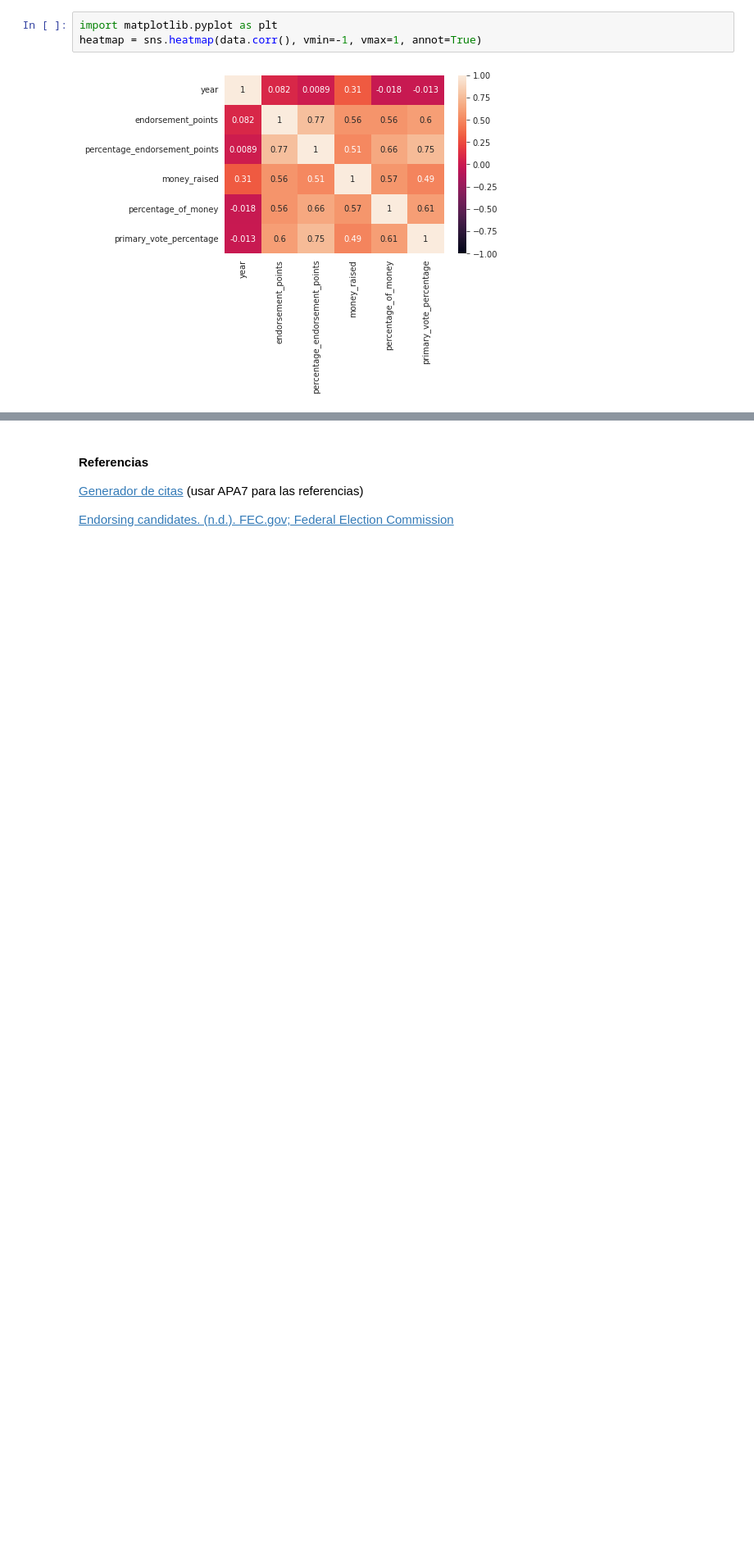
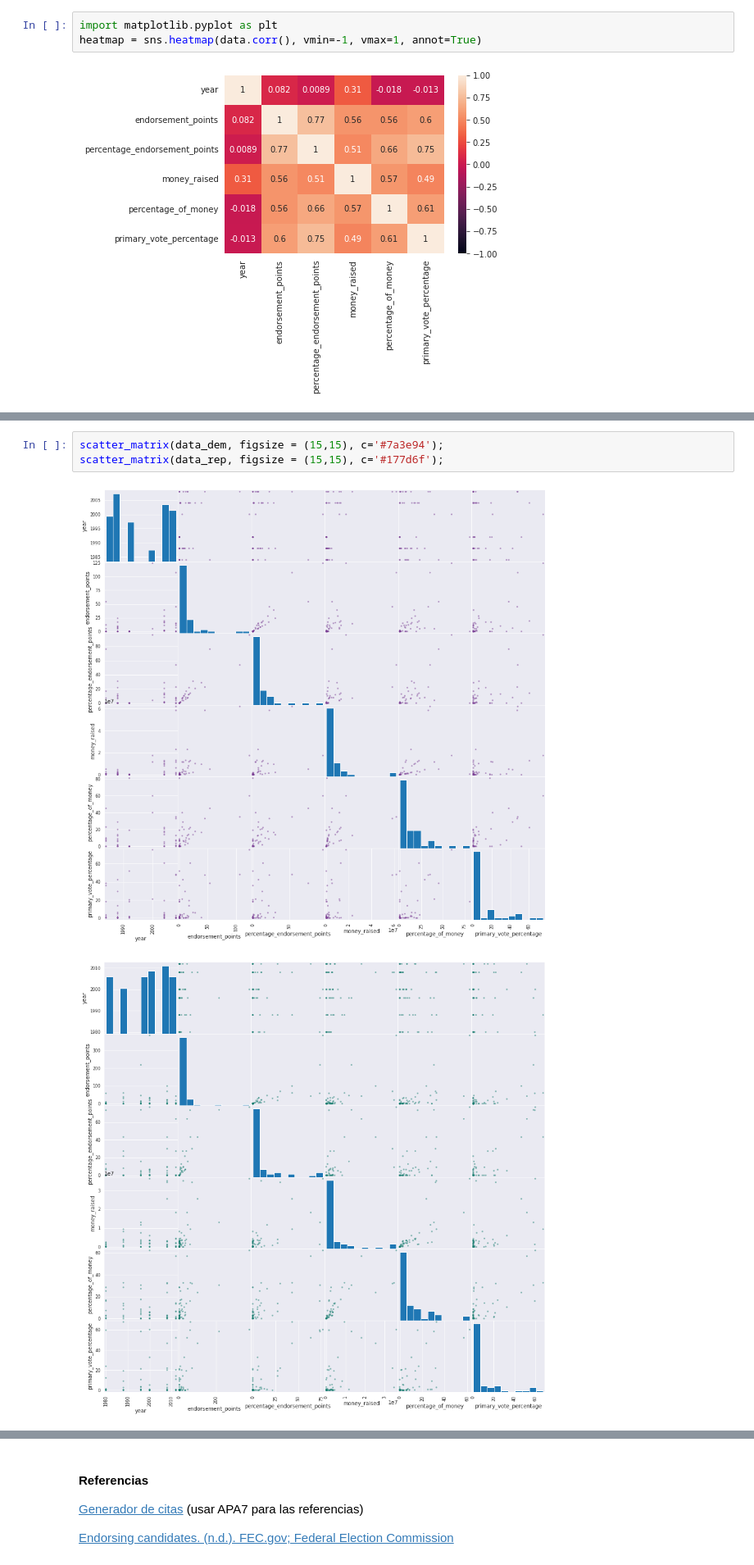
Before and after one commit to 1gnacio/orgadatos-kaggle-tp1, a Jupyter notebook: notebook707f668b56.ipynb, the cells around one changed output, grey strips where cells are left out. Shown at 82% size. Cells and saved outputs as stored; diff of their text form; blank space fills up the shorter version.

```diff
--- a/notebook707f668b56.ipynb
+++ b/notebook707f668b56.ipynb
@@ -357,0 +368,6 @@ heatmap = sns.heatmap(data.corr(), vmin=-1, vmax=1, annot=True)
+# %%
+scatter_matrix(data_dem, figsize = (15,15), c='#7a3e94');
+scatter_matrix(data_rep, figsize = (15,15), c='#177d6f');
+# %% [output]
+[figure, added]
+[figure, added]
```
Also changed, not shown: parts of 36 cells of this notebook.
